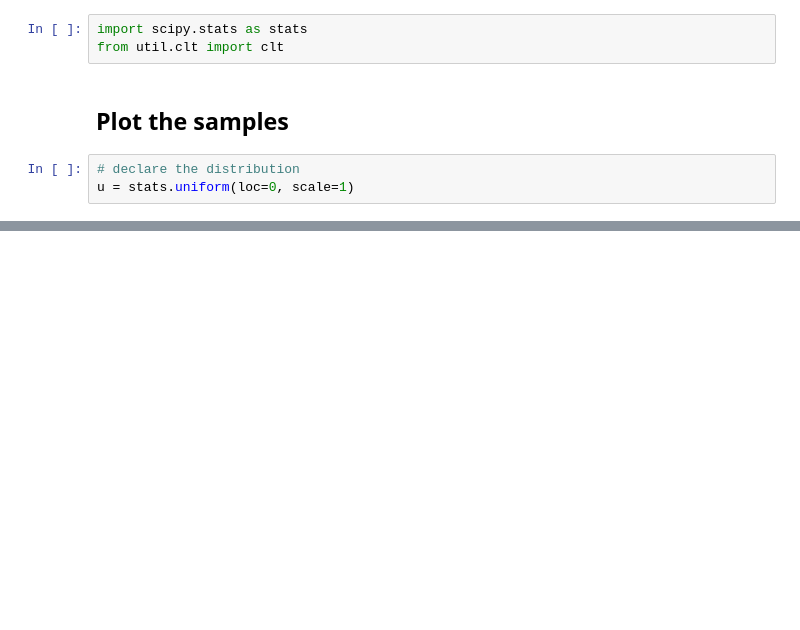
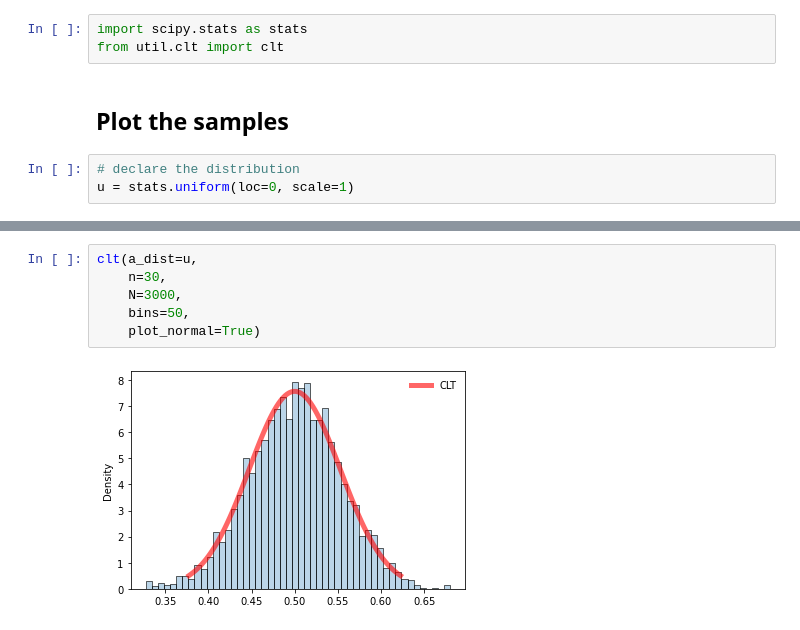
Before and after one commit to ljk233/AutomatingM248, a Jupyter notebook: comp_book/B2_1_SamplingDistributionMean.ipynb, the cells around one changed output, grey strips where cells are left out. Saved outputs shown, nothing was run; the diff lists cells and outputs as text; blank space fills up the shorter version.

```diff
--- a/comp_book/B2_1_SamplingDistributionMean.ipynb
+++ b/comp_book/B2_1_SamplingDistributionMean.ipynb
@@ -41,0 +45,8 @@ clt(a_dist=stats.poisson(mu=5),
+# %%
+clt(a_dist=u,
+    n=30,
+    N=3000,
+    bins=50,
+    plot_normal=True)
+# %% [output]
+[figure, added]
```
Also changed, not shown: parts of 5 cells of this notebook, 18 other files.
